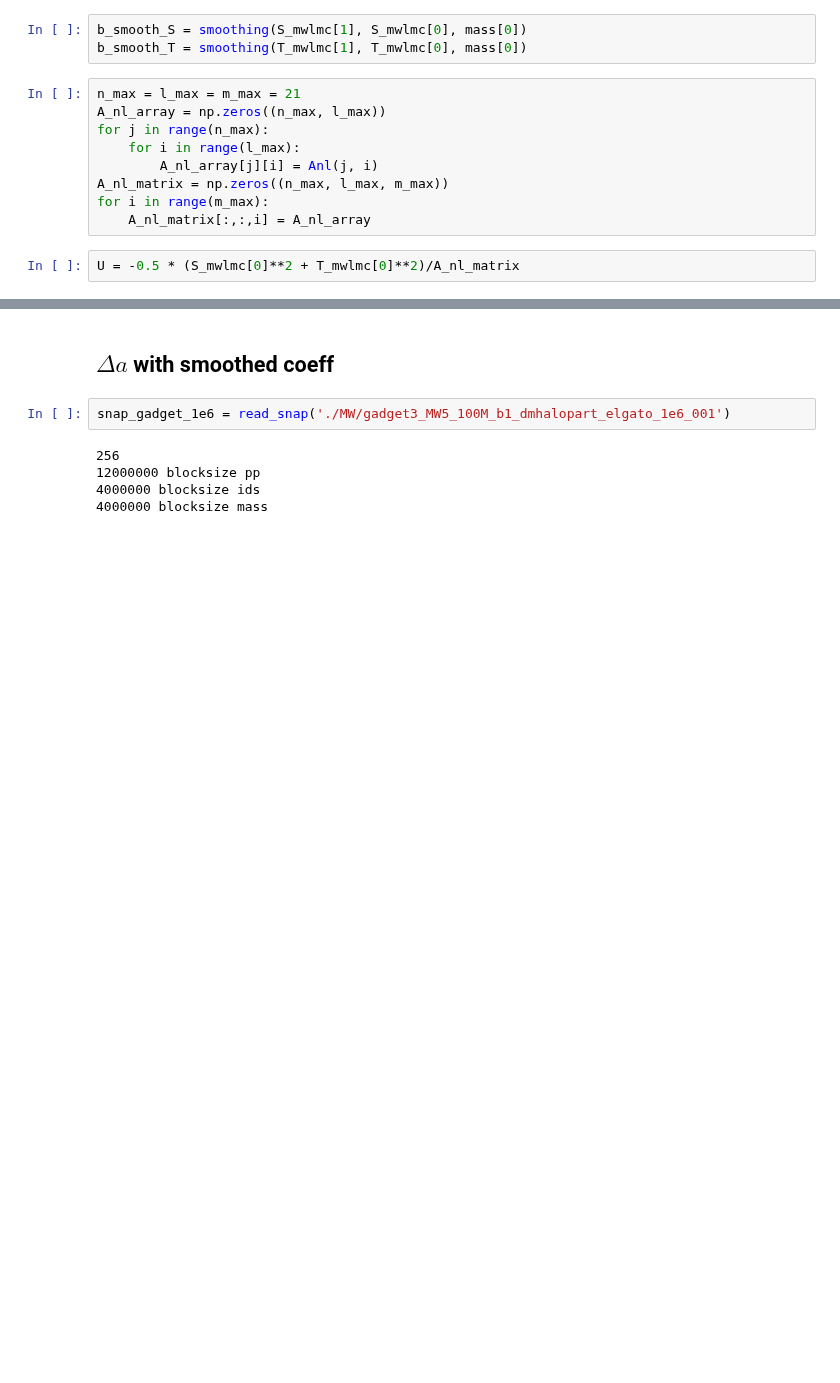
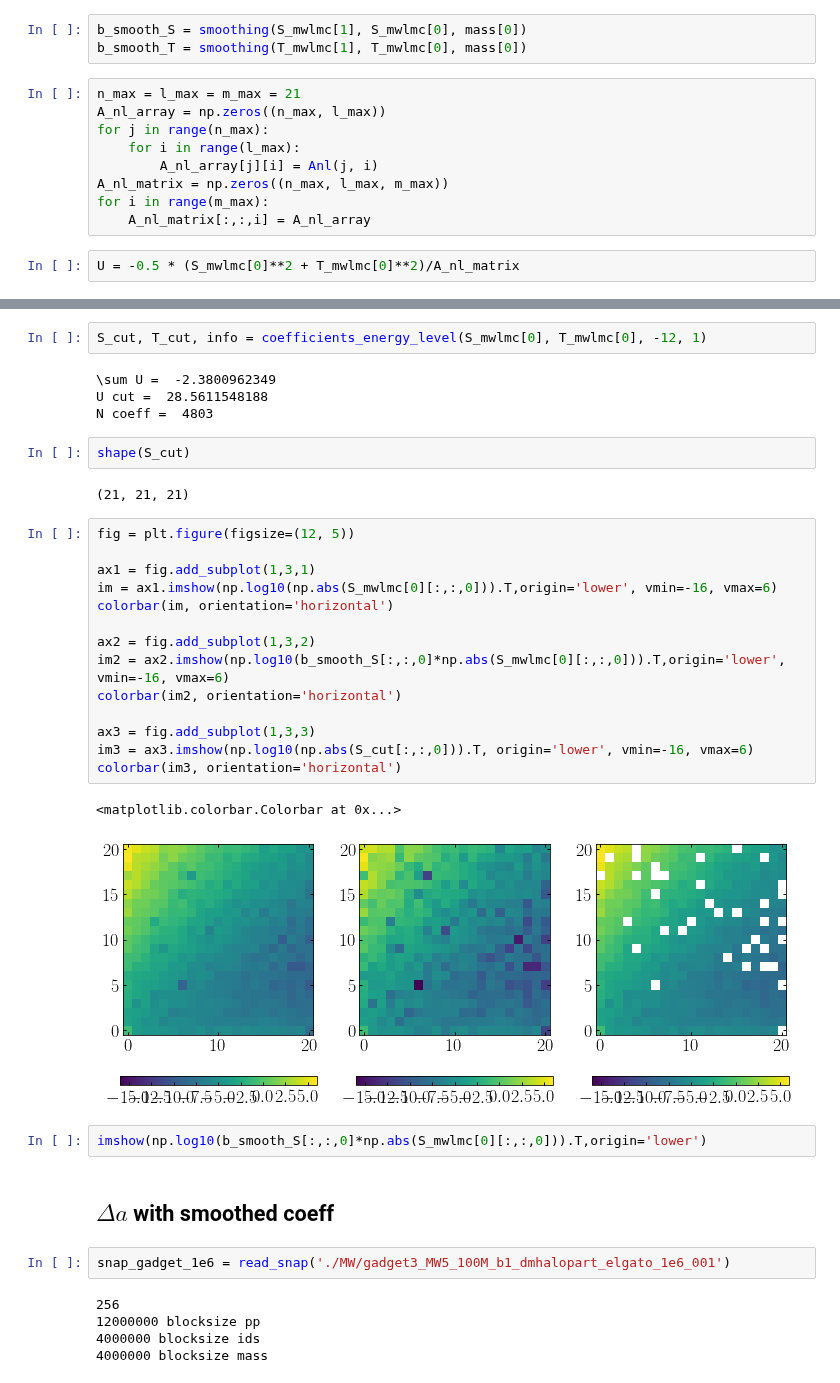
Before and after one commit to jngaravitoc/MW-LMC-SCF, a Jupyter notebook: code/coeff_variance.ipynb, the cells around one changed output, grey strips where cells are left out. Cells and saved outputs as stored; diff of their text form; blank space fills up the shorter version.

```diff
--- a/code/coeff_variance.ipynb
+++ b/code/coeff_variance.ipynb
@@ -115,3 +145,32 @@ array([  4.22918872e+10,   6.44587444e+05,   1.19044290e+05,
+# %%
+S_cut, T_cut, info = coefficients_energy_level(S_mwlmc[0], T_mwlmc[0], -12, 1)
+# %% [output]
+\sum U =  -2.3800962349
+U cut =  28.5611548188
+N coeff =  4803
+# %%
+shape(S_cut)
+# %% [output]
+(21, 21, 21)
+# %%
+fig = plt.figure(figsize=(12, 5))
+
+ax1 = fig.add_subplot(1,3,1)
+im = ax1.imshow(np.log10(np.abs(S_mwlmc[0][:,:,0])).T,origin='lower', vmin=-16, vmax=6)
+colorbar(im, orientation='horizontal')
+
+ax2 = fig.add_subplot(1,3,2)
+im2 = ax2.imshow(np.log10(b_smooth_S[:,:,0]*np.abs(S_mwlmc[0][:,:,0])).T,origin='lower', vmin=-16, vmax=6)
+colorbar(im2, orientation='horizontal')
+
+ax3 = fig.add_subplot(1,3,3)
+im3 = ax3.imshow(np.log10(np.abs(S_cut[:,:,0])).T, origin='lower', vmin=-16, vmax=6)
+colorbar(im3, orientation='horizontal')
+# %% [output]
+<matplotlib.colorbar.Colorbar at 0x...>
+[figure, added]
+# %%
+imshow(np.log10(b_smooth_S[:,:,0]*np.abs(S_mwlmc[0][:,:,0])).T,origin='lower')
 # %% [markdown]
 ## $\Delta a$ with smoothed coeff
 # %%
```
Also changed, not shown: parts of 8 cells of this notebook.
